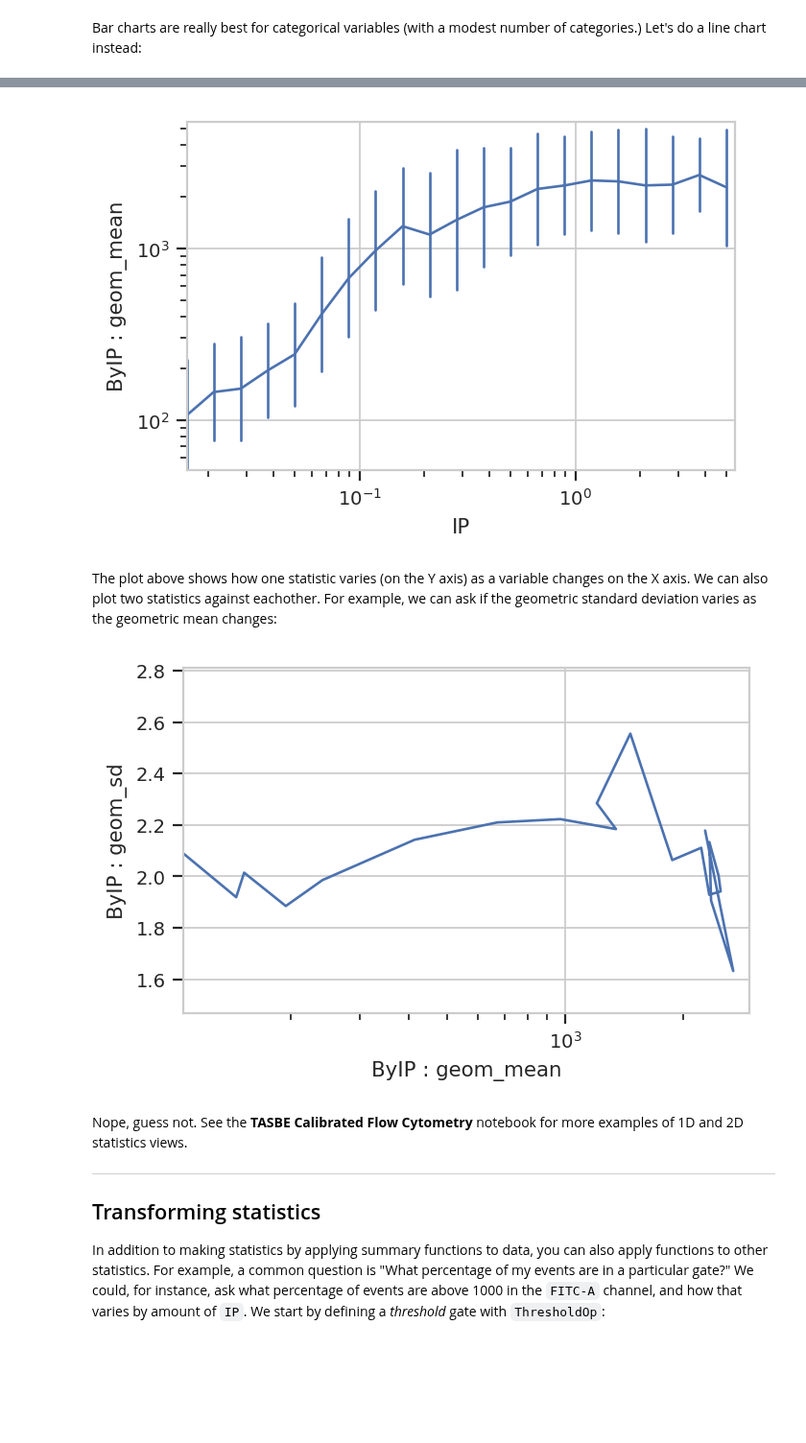
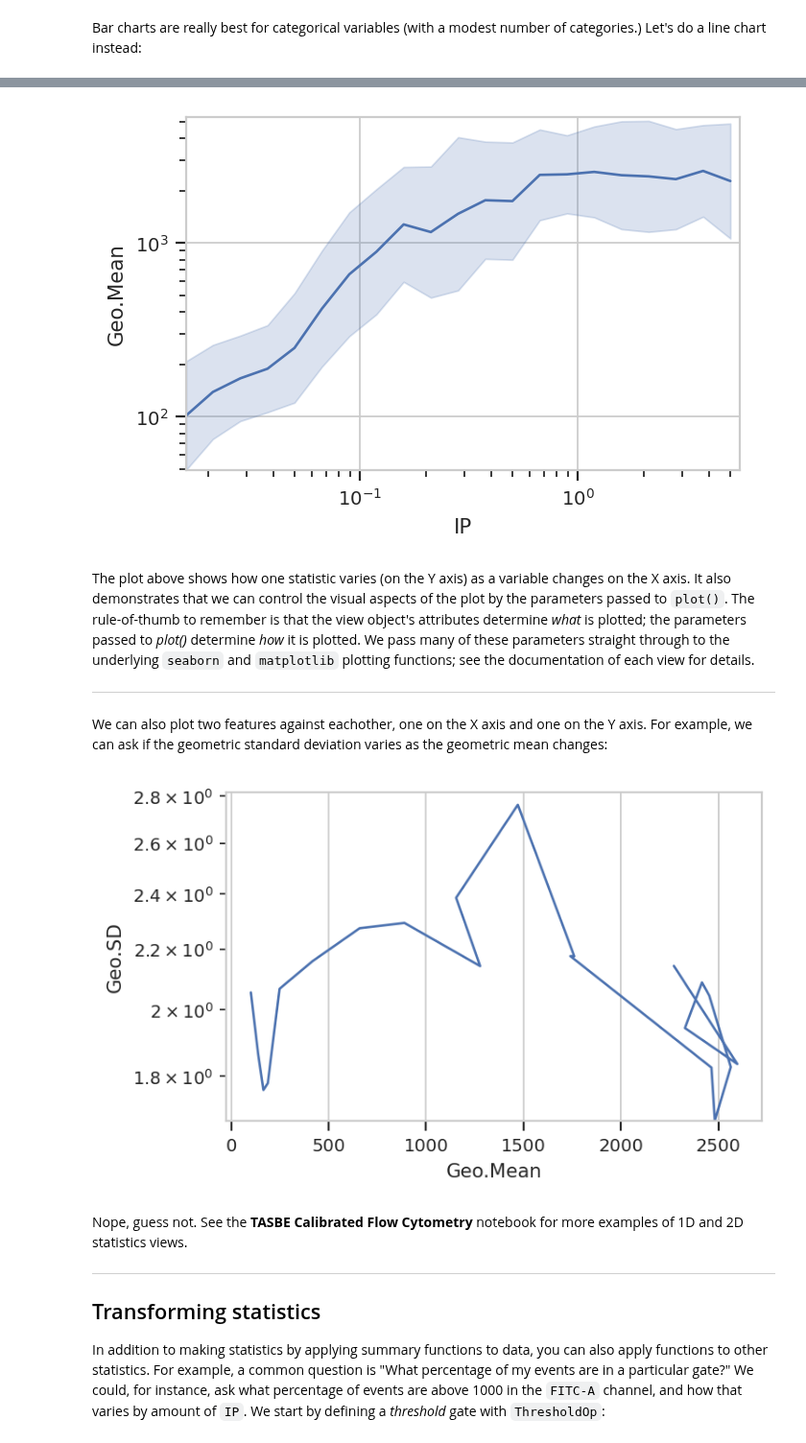
Before and after one commit to cytoflow/cytoflow, a Jupyter notebook: docs/examples-basic/Statistics.ipynb, the cells around one changed output, grey strips where cells are left out. Shown at 96% size. Drawn from its saved outputs; the diff is of its cells as text; code cells hidden in the pictures; blank space fills up the shorter version.

Commit message:
docs: update intro, statistics notebooks for new stats

```diff
--- a/docs/examples-basic/Statistics.ipynb
+++ b/docs/examples-basic/Statistics.ipynb
@@ -152,44 +160,45 @@ Statistics views can also plot error bars; the error bars must *also* be a stati
 # %%
-ex2 = flow.ChannelStatisticOp(name = "ByIP",
-                              by = ["IP"],
-                              channel = "FITC-A",
-                              function = flow.geom_mean).apply(ex)
-
 # While an arithmetic SD is usually plotted plus-or-minus the arithmetic mean,
 # a *geometric* SD is usually plotted (on a log scale!) multiplied-or-divided by the
 # geometric mean.  the function geom_sd_range is a convenience function that does this.
 
-ex3 = flow.ChannelStatisticOp(name = "ByIP",
-                              by = ['IP'],
+import pandas as pd
+ex2 = flow.ChannelStatisticOp(name = "ByIP",
+                              by = ["IP"],
                               channel = "FITC-A",
-                              function = flow.geom_sd_range).apply(ex2)
+                              function = lambda x: pd.Series({"Geo.Mean" : flow.geom_mean(x),
+                                                              "*SD" : flow.geom_mean(x) * flow.geom_sd(x),
+                                                              "/SD" : flow.geom_mean(x) / flow.geom_sd(x)})).apply(ex)
 
-flow.Stats1DView(statistic = ("ByIP", "geom_mean"),
+flow.Stats1DView(statistic = "ByIP",
                  variable = "IP",
                  variable_scale = "log",
+                 feature = "Geo.Mean",
                  scale = "log",
-                 error_statistic = ("ByIP", "geom_sd_range")).plot(ex3)
+                 error_low = "/SD",
+                 error_high = "*SD").plot(ex2, shade_error = True)
 # %% [output]
-[figure, old version]
+[figure, new version]
 # %% [markdown]
-The plot above shows how one statistic varies (on the Y axis) as a variable changes on the X axis.  We can also plot two statistics against eachother.  For example, we can ask if the geometric standard deviation varies as the geometric mean changes:
+The plot above shows how one statistic varies (on the Y axis) as a variable changes on the X axis. It also demonstrates that we can control the visual aspects of the plot by the parameters passed to `plot()`. The rule-of-thumb to remember is that the view object's attributes determine *what* is plotted; the parameters passed to *plot()* determine *how* it is plotted. We pass many of these parameters straight through to the underlying `seaborn` and `matplotlib` plotting functions; see the documentation of each view for details.
+
+---
+
+We can also plot two features against eachother, one on the X axis and one on the Y axis.  For example, we can ask if the geometric standard deviation varies as the geometric mean changes:
 # %%
 ex2 = flow.ChannelStatisticOp(name = "ByIP",
                               by = ["IP"],
                               channel = "FITC-A",
-                              function = flow.geom_mean).apply(ex)
+                              function = lambda x: pd.Series({"Geo.Mean" : flow.geom_mean(x),
+                                                              "Geo.SD" : flow.geom_sd(x)})).apply(ex)
 
-ex3 = flow.ChannelStatisticOp(name = "ByIP",
-                              by = ['IP'],
-                              channel = "FITC-A",
-                              function = flow.geom_sd).apply(ex2)
-
-flow.Stats2DView(variable = "IP",
-                 xstatistic = ("ByIP", "geom_mean"),
-                 ystatistic = ("ByIP", "geom_sd"),
-                 xscale = "log").plot(ex3)
+flow.Stats2DView(statistic = "ByIP",
+                 variable = "IP",
+                 xfeature = "Geo.Mean",
+                 yfeature = "Geo.SD",
+                 yscale = "log").plot(ex2)
 # %% [output]
-[figure, old version]
+[figure, new version]
 # %% [markdown]
 Nope, guess not.  See the **TASBE Calibrated Flow Cytometry** notebook for more examples of 1D and 2D statistics views.
 
```
Also changed, not shown: parts of 31 cells of this notebook, 4 other files.
